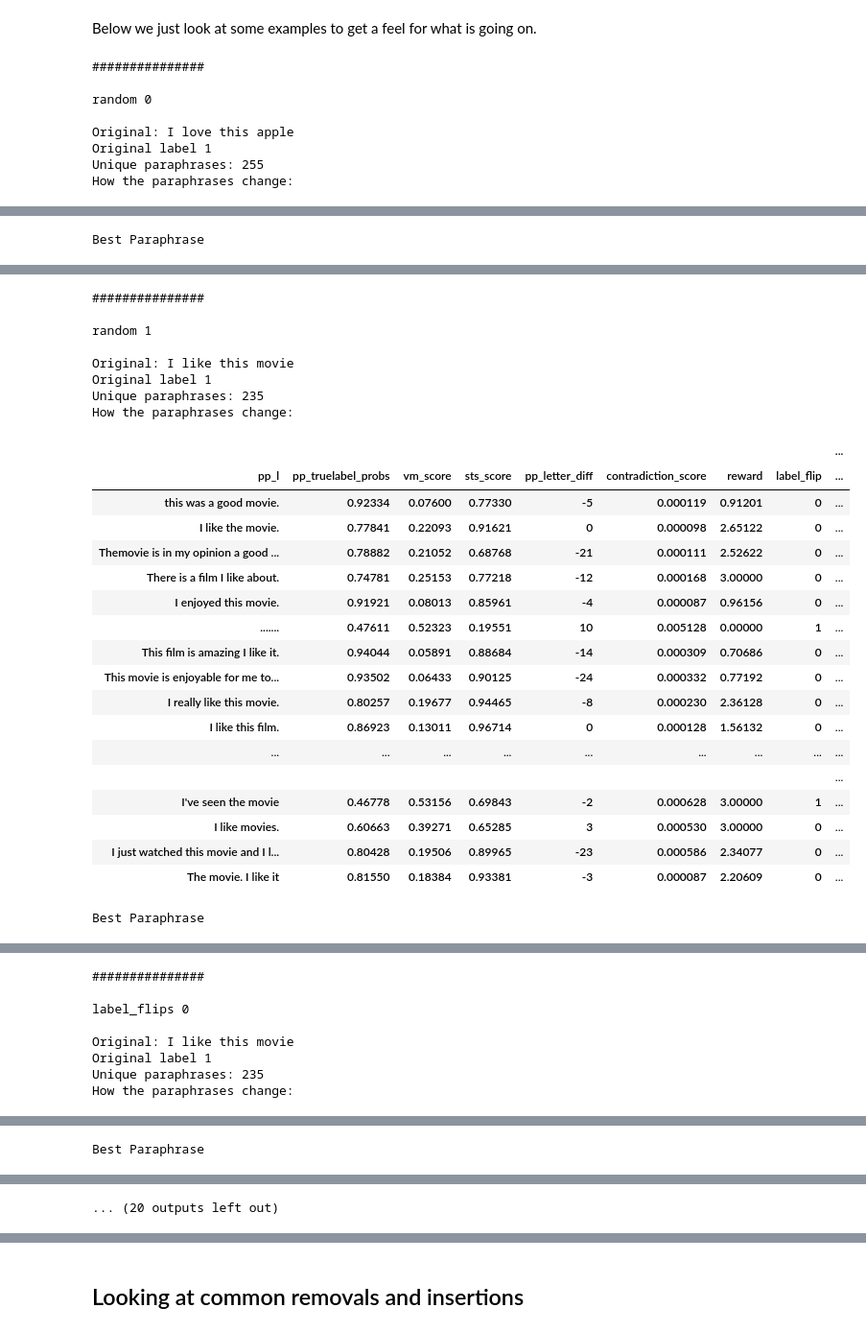
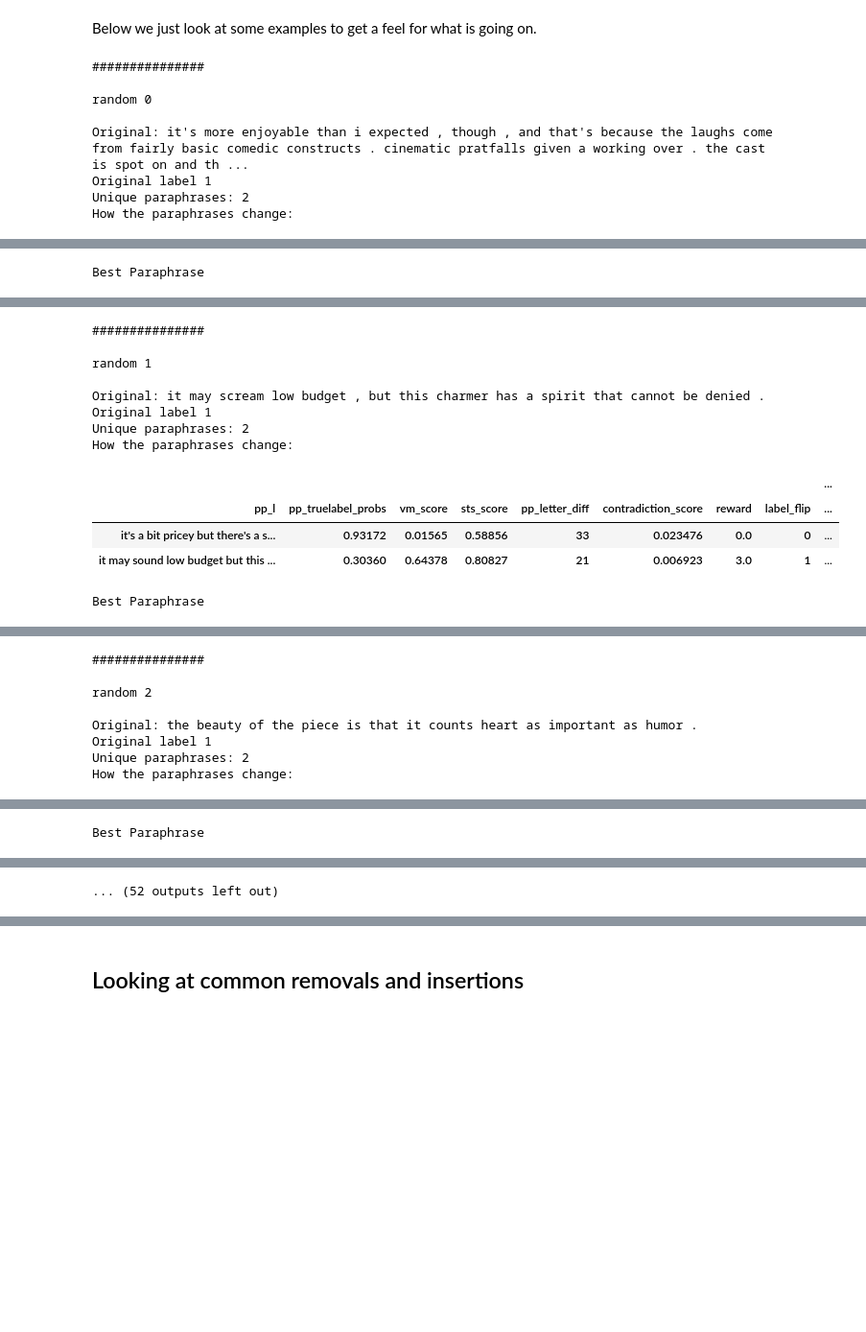
Before and after one commit to puzzler10/travis_attack, a Jupyter notebook: show_examples.ipynb, the cells around one changed output, grey strips where cells are left out. Shown: that part at 96% size. Drawn from its saved outputs; the diff is of its cells as text; code cells hidden in the pictures; blank space fills up the shorter version.

```diff
--- a/show_examples.ipynb
+++ b/show_examples.ipynb
@@ -61,7 +61,7 @@ def print_stats(df, idx_d, key, i):
        'ref_logp', 'kl_div', 'reward_with_kl', 'loss']
     #g_fields = ["pp_l","vm_score"]
     g = df1.groupby(g_fields).agg({'epoch' : lambda x: list(x)})
-    g = g.sort_values(by='epoch', key = lambda col: col.map(lambda x: np.min(x)))
+    g = g.sort_values(by='kl_div', key = lambda col: col.map(lambda x: np.min(x)))
     print("Unique paraphrases:", n_pp_unique)
     print("How the paraphrases change:")
     display_all(g)
@@ -77,18 +77,18 @@ def print_interesting_text_stats(df, n):
         for i in range(n):
             print_stats(df, idx_d, key,i)
 # %%
-split = 'training_step'
+split = 'valid'
 df_d = get_training_dfs(path_run, postprocessed=True)
-idx_d = get_interesting_idx(df_d[split], n=2)
-print_interesting_text_stats(df_d[split], n=2)
+idx_d = get_interesting_idx(df_d[split], n=4)
+print_interesting_text_stats(df_d[split], n=4)
 # %% [output]
 ###############
 
 random 0
 
-Original: I love this apple
+Original: it's more enjoyable than i expected , though , and that's because the laughs come from fairly basic comedic constructs . cinematic pratfalls given a working over . the cast is spot on and th ...
 Original label 1
-Unique paraphrases: 255
+Unique paraphrases: 2
 How the paraphrases change:
 |  |  |  |  |  |  |  |  | ... |
 | pp_l | pp_truelabel_probs | vm_score | sts_score | pp_letter_diff | contradiction_score | reward | label_flip | ... |
@@ -114,28 +100,14 @@ Best Paraphrase
 ###############
 
 random 1
 
-Original: I like this movie
+Original: it may scream low budget , but this charmer has a spirit that cannot be denied .
 Original label 1
-Unique paraphrases: 235
+Unique paraphrases: 2
 How the paraphrases change:
 |  |  |  |  |  |  |  |  | ... |
 | pp_l | pp_truelabel_probs | vm_score | sts_score | pp_letter_diff | contradiction_score | reward | label_flip | ... |
-| this was a good movie. | 0.92334 | 0.07600 | 0.77330 | -5 | 0.000119 | 0.91201 | 0 | ... |
-| I like the movie. | 0.77841 | 0.22093 | 0.91621 | 0 | 0.000098 | 2.65122 | 0 | ... |
-| Themovie is in my opinion a good ... | 0.78882 | 0.21052 | 0.68768 | -21 | 0.000111 | 2.52622 | 0 | ... |
-| There is a film I like about. | 0.74781 | 0.25153 | 0.77218 | -12 | 0.000168 | 3.00000 | 0 | ... |
-| I enjoyed this movie. | 0.91921 | 0.08013 | 0.85961 | -4 | 0.000087 | 0.96156 | 0 | ... |
-| ....... | 0.47611 | 0.52323 | 0.19551 | 10 | 0.005128 | 0.00000 | 1 | ... |
-| This film is amazing I like it. | 0.94044 | 0.05891 | 0.88684 | -14 | 0.000309 | 0.70686 | 0 | ... |
-| This movie is enjoyable for me to... | 0.93502 | 0.06433 | 0.90125 | -24 | 0.000332 | 0.77192 | 0 | ... |
-| I really like this movie. | 0.80257 | 0.19677 | 0.94465 | -8 | 0.000230 | 2.36128 | 0 | ... |
-| I like this film. | 0.86923 | 0.13011 | 0.96714 | 0 | 0.000128 | 1.56132 | 0 | ... |
-| ... | ... | ... | ... | ... | ... | ... | ... | ... |
-|  |  |  |  |  |  |  |  | ... |
-| I've seen the movie | 0.46778 | 0.53156 | 0.69843 | -2 | 0.000628 | 3.00000 | 1 | ... |
-| I like movies. | 0.60663 | 0.39271 | 0.65285 | 3 | 0.000530 | 3.00000 | 0 | ... |
-| I just watched this movie and I l... | 0.80428 | 0.19506 | 0.89965 | -23 | 0.000586 | 2.34077 | 0 | ... |
-| The movie. I like it | 0.81550 | 0.18384 | 0.93381 | -3 | 0.000087 | 2.20609 | 0 | ... |
+| it's a bit pricey but there's a s... | 0.93172 | 0.01565 | 0.58856 | 33 | 0.023476 | 0.0 | 0 | ... |
+| it may sound low budget but this ... | 0.30360 | 0.64378 | 0.80827 | 21 | 0.006923 | 3.0 | 1 | ... |
 Best Paraphrase
 |  | idx | epoch | orig_l | pp_l | orig_truelabel_probs | pp_truelabel_probs | pp_predclass_probs | ... |
@@ -143,10 +115,10 @@ Best Paraphrase
 ###############
 
-label_flips 0
+random 2
 
-Original: I like this movie
+Original: the beauty of the piece is that it counts heart as important as humor .
 Original label 1
-Unique paraphrases: 235
+Unique paraphrases: 2
 How the paraphrases change:
 |  |  |  |  |  |  |  |  | ... |
 | pp_l | pp_truelabel_probs | vm_score | sts_score | pp_letter_diff | contradiction_score | reward | label_flip | ... |
@@ -172,4 +130,4 @@ Best Paraphrase
-... (20 outputs left out)
+... (52 outputs left out)
 # %%
 df_d['training_step']
 # %% [output]
```
Also changed, not shown: parts of 5 cells of this notebook, 25 other files.
